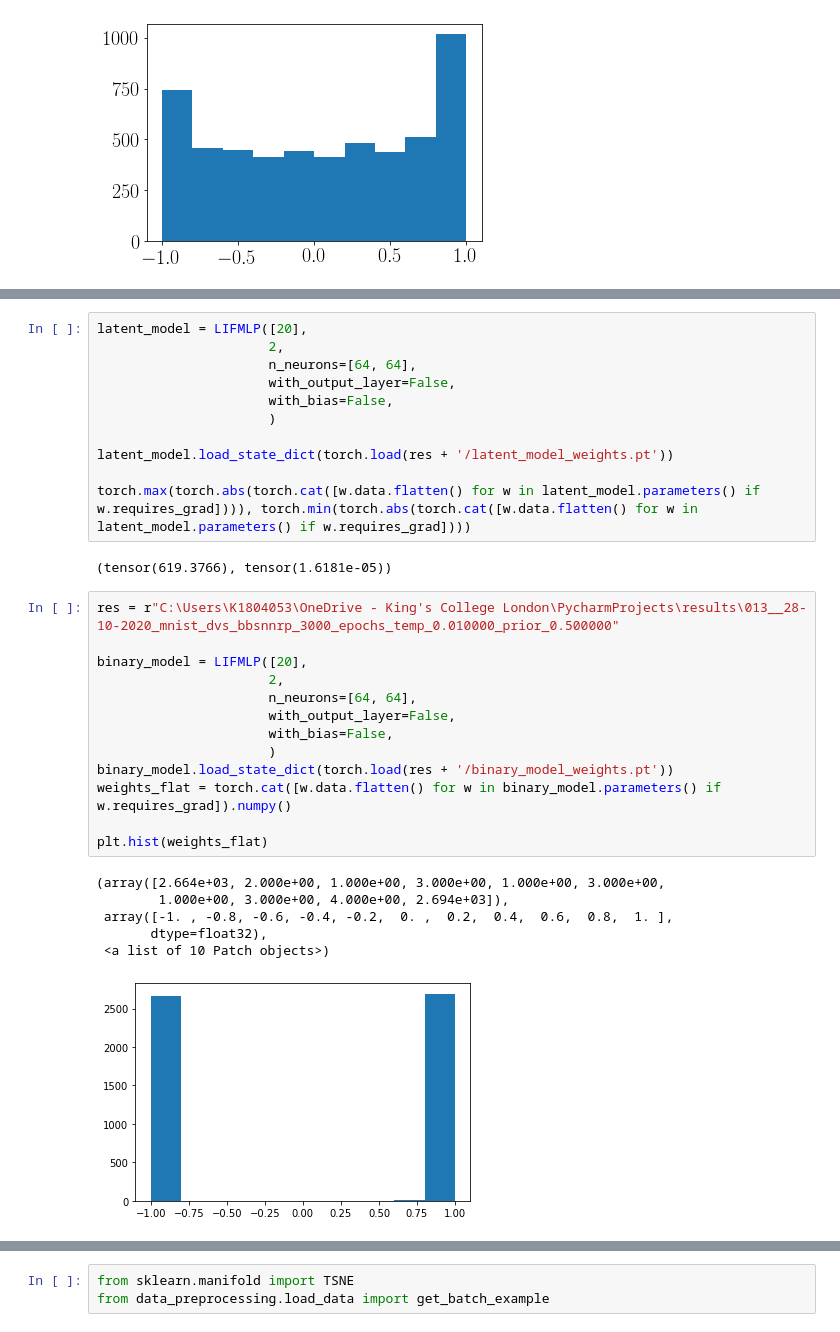
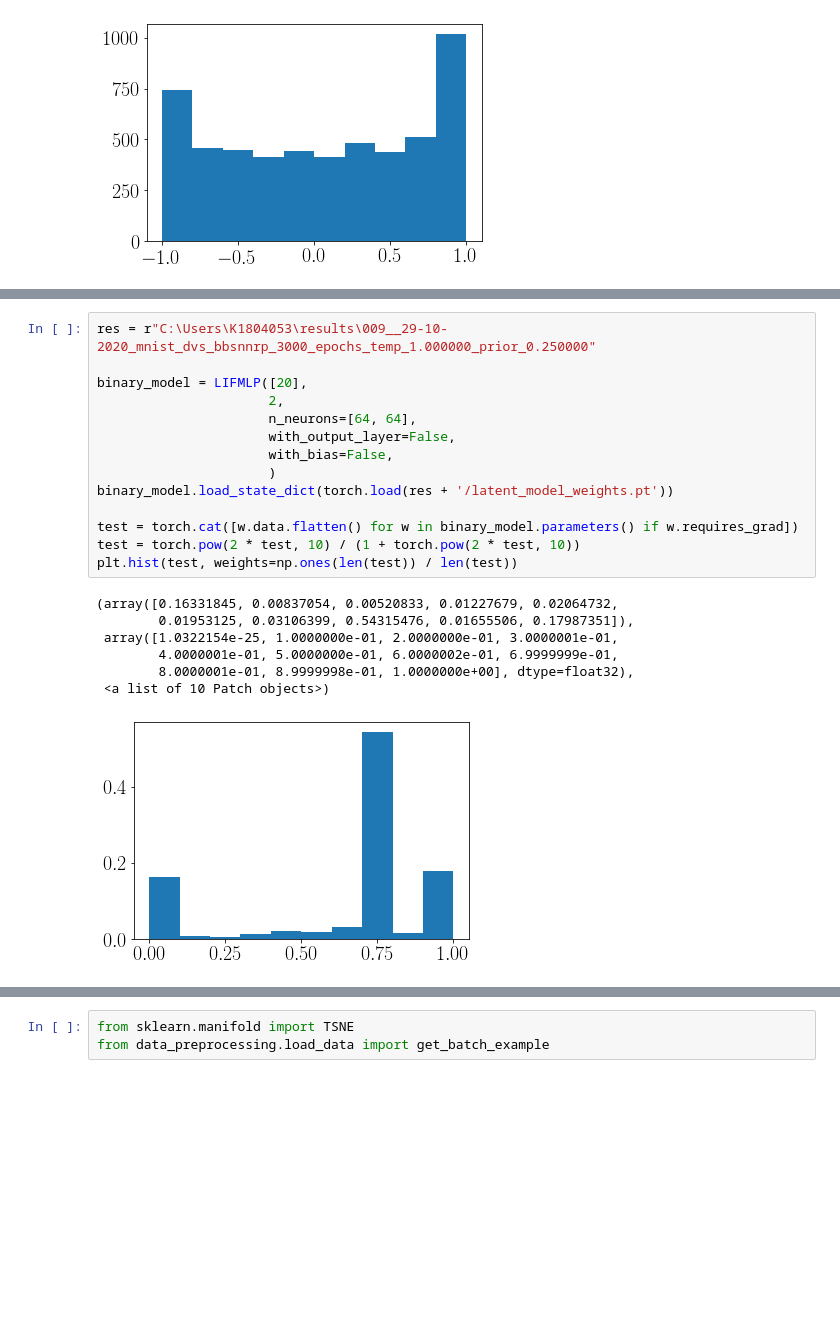
Before and after one commit to kclip/BayesBiSNN, a Jupyter notebook: BBSNN_notebook.ipynb, the cells around one changed output, grey strips where cells are left out. Drawn from its saved outputs; the diff is of its cells as text; blank space fills up the shorter version.

```diff
--- a/BBSNN_notebook.ipynb
+++ b/BBSNN_notebook.ipynb
@@ -106,33 +169,22 @@ plt.hist(torch.cat([w.data.flatten() for w in binary_model.parameters() if w.req
 # %%
-latent_model = LIFMLP([20],
+res = r"C:\Users\K1804053\results\009__29-10-2020_mnist_dvs_bbsnnrp_3000_epochs_temp_1.000000_prior_0.250000"
+
+binary_model = LIFMLP([20],
                       2,
                       n_neurons=[64, 64],
                       with_output_layer=False,
                       with_bias=False,
                       )
+binary_model.load_state_dict(torch.load(res + '/latent_model_weights.pt'))
 
-latent_model.load_state_dict(torch.load(res + '/latent_model_weights.pt'))
-
-torch.max(torch.abs(torch.cat([w.data.flatten() for w in latent_model.parameters() if w.requires_grad]))), torch.min(torch.abs(torch.cat([w.data.flatten() for w in latent_model.parameters() if w.requires_grad])))
+test = torch.cat([w.data.flatten() for w in binary_model.parameters() if w.requires_grad])
+test = torch.pow(2 * test, 10) / (1 + torch.pow(2 * test, 10))
+plt.hist(test, weights=np.ones(len(test)) / len(test))
 # %% [output]
-(tensor(619.3766), tensor(1.6181e-05))
+(array([0.16331845, 0.00837054, 0.00520833, 0.01227679, 0.02064732,
+        0.01953125, 0.03106399, 0.54315476, 0.01655506, 0.17987351]),
+ array([1.0322154e-25, 1.0000000e-01, 2.0000000e-01, 3.0000001e-01,
+        4.0000001e-01, 5.0000000e-01, 6.0000002e-01, 6.9999999e-01,
+        8.0000001e-01, 8.9999998e-01, 1.0000000e+00], dtype=float32),
+ <a list of 10 Patch objects>)
+[figure, added]
-# %%
-res = r"C:\Users\K1804053\OneDrive - King's College London\PycharmProjects\results\013__28-10-2020_mnist_dvs_bbsnnrp_3000_epochs_temp_0.010000_prior_0.500000"
-
-binary_model = LIFMLP([20],
-                      2,
-                      n_neurons=[64, 64],
-                      with_output_layer=False,
-                      with_bias=False,
-                      )
-binary_model.load_state_dict(torch.load(res + '/binary_model_weights.pt'))
-weights_flat = torch.cat([w.data.flatten() for w in binary_model.parameters() if w.requires_grad]).numpy()
-
-plt.hist(weights_flat)
-# %% [output]
-(array([2.664e+03, 2.000e+00, 1.000e+00, 3.000e+00, 1.000e+00, 3.000e+00,
-        1.000e+00, 3.000e+00, 4.000e+00, 2.694e+03]),
- array([-1. , -0.8, -0.6, -0.4, -0.2,  0. ,  0.2,  0.4,  0.6,  0.8,  1. ],
-       dtype=float32),
- <a list of 10 Patch objects>)
-[figure, removed]
```
Also changed, not shown: parts of 2 cells of this notebook, 4 other files.
